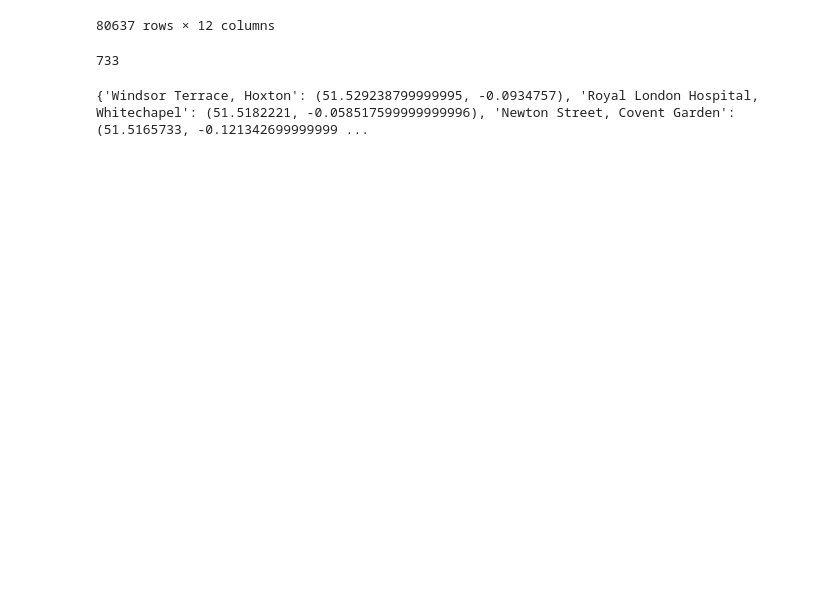
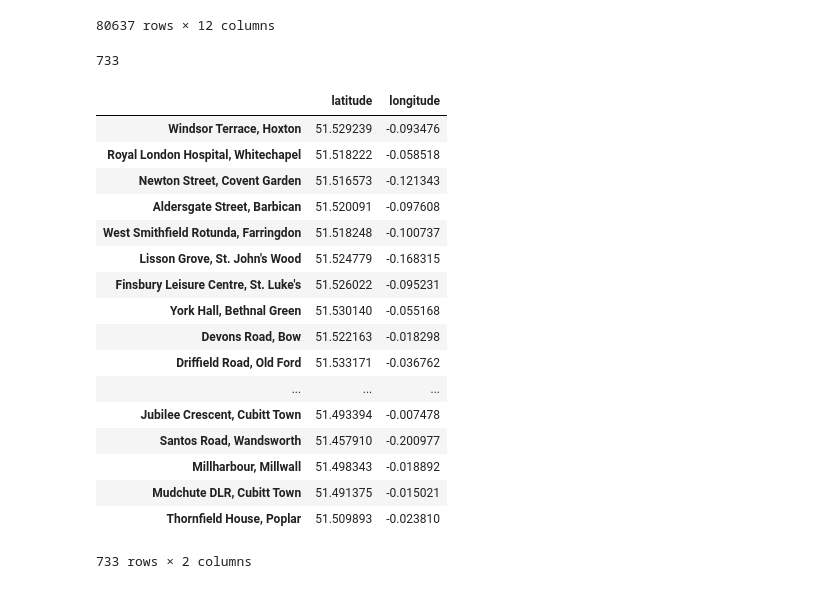
Before and after one commit to joshspicer/london-bike-share-efficiency, a Jupyter notebook: london/bikes/london-bikes.ipynb, the cells around one changed output. Cells and saved outputs as stored; diff of their text form; code cells hidden in the pictures; blank space fills up the shorter version.

Commit message:
added in bike data. Calculating nearest distance to bike stations

```diff
--- a/london/bikes/london-bikes.ipynb
+++ b/london/bikes/london-bikes.ipynb
@@ -64,7 +64,25 @@ for id, info in rawData.iterrows():
 print(uniqueCount)
 # %% [output]
 733
-# %%
-print(uniqueLocations)
-# %% [output]
-{'Windsor Terrace, Hoxton': (51.529238799999995, -0.0934757), 'Royal London Hospital, Whitechapel': (51.5182221, -0.058517599999999996), 'Newton Street, Covent Garden': (51.5165733, -0.121342699999999 ...
+# %%
+# list of unique locations and their coordinates
+pd.DataFrame.from_dict(uniqueLocations, orient="index", columns=['latitude', 'longitude'])
+# %% [output]
+|  | latitude | longitude |
+| Windsor Terrace, Hoxton | 51.529239 | -0.093476 |
+| Royal London Hospital, Whitechapel | 51.518222 | -0.058518 |
+| Newton Street, Covent Garden | 51.516573 | -0.121343 |
+| Aldersgate Street, Barbican | 51.520091 | -0.097608 |
+| West Smithfield Rotunda, Farringdon | 51.518248 | -0.100737 |
+| Lisson Grove, St. John's Wood | 51.524779 | -0.168315 |
+| Finsbury Leisure Centre, St. Luke's | 51.526022 | -0.095231 |
+| York Hall, Bethnal Green | 51.530140 | -0.055168 |
+| Devons Road, Bow | 51.522163 | -0.018298 |
+| Driffield Road, Old Ford | 51.533171 | -0.036762 |
+| ... | ... | ... |
+| Jubilee Crescent, Cubitt Town | 51.493394 | -0.007478 |
+| Santos Road, Wandsworth | 51.457910 | -0.200977 |
+| Millharbour, Millwall | 51.498343 | -0.018892 |
+| Mudchute DLR, Cubitt Town | 51.491375 | -0.015021 |
+| Thornfield House, Poplar | 51.509893 | -0.023810 |
+733 rows × 2 columns
```
Also changed, not shown: parts of 1 cell of this notebook, 1 other file.
